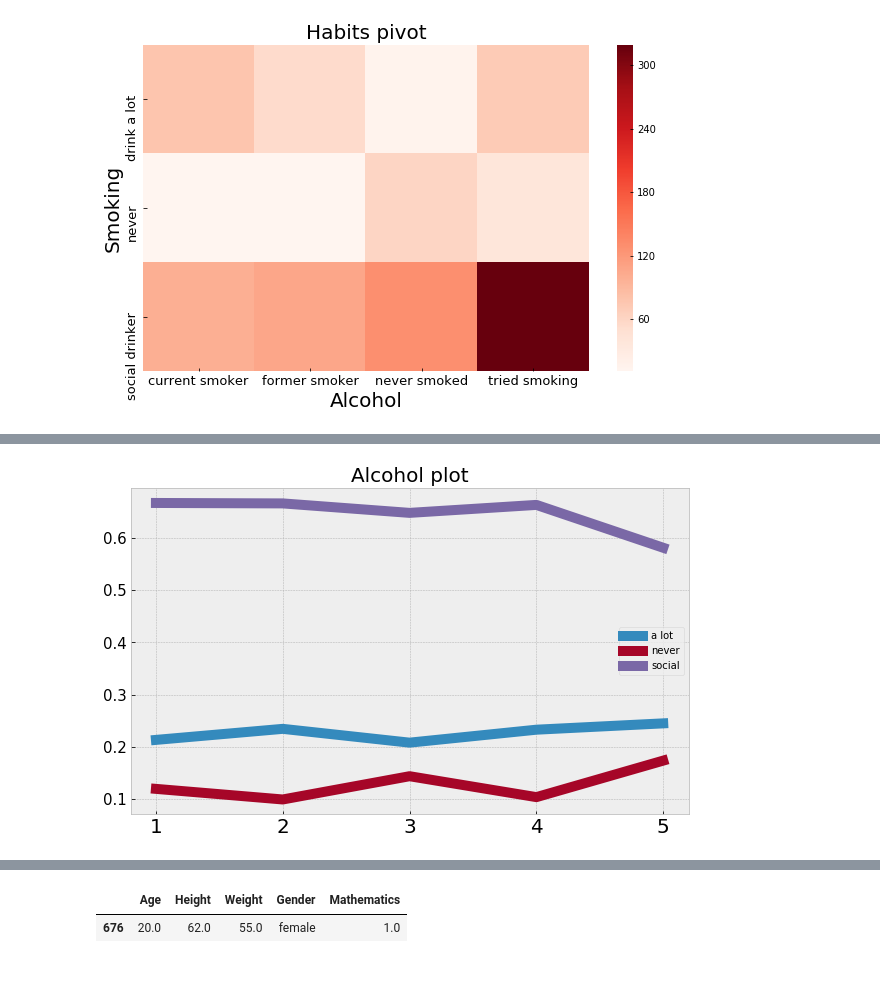
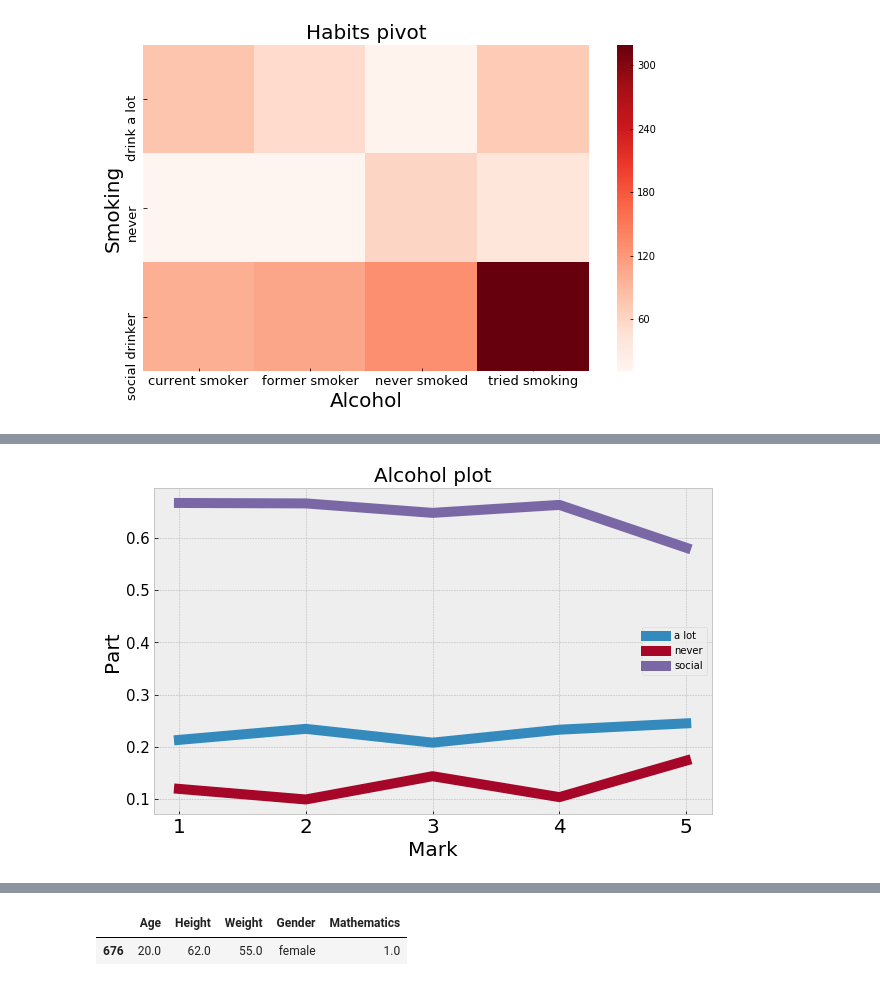
Before and after one commit to eugenbobrov/pzad2017, a Jupyter notebook: task2/matematiki.ipynb, the cells around one changed output, grey strips where cells are left out. Drawn from its saved outputs; the diff is of its cells as text; code cells hidden in the pictures.

```diff
--- a/task2/matematiki.ipynb
+++ b/task2/matematiki.ipynb
@@ -148,17 +149,19 @@ plt.show()
 # %%
 alcohol = [responses[responses['Mathematics'] == j].groupby(
     'Alcohol').size().values for j in range(1, 6)]
 alcohol = np.vstack(alcohol).astype(float)
 alcohol /= np.sum(alcohol, axis=1)[:, None]
 plt.figure(figsize=(10, 6))
 plt.plot(alcohol, linewidth=10)
 plt.title('Alcohol plot', size=20)
 plt.legend(['a lot', 'never', 'social'])
 plt.xticks(range(0, 5), range(1, 6), size=20)
 plt.yticks(size=15)
+plt.xlabel('Mark', size=20)
+plt.ylabel('Part', size=20)
 plt.show()
 # %% [output]
-[figure, old version]
+[figure, new version]
 # %%
 young = responses[(responses['Mathematics']==5) | (responses['Mathematics']==1)]
 # %%
```
Also changed, not shown: parts of 9 cells of this notebook, 3 other files.
